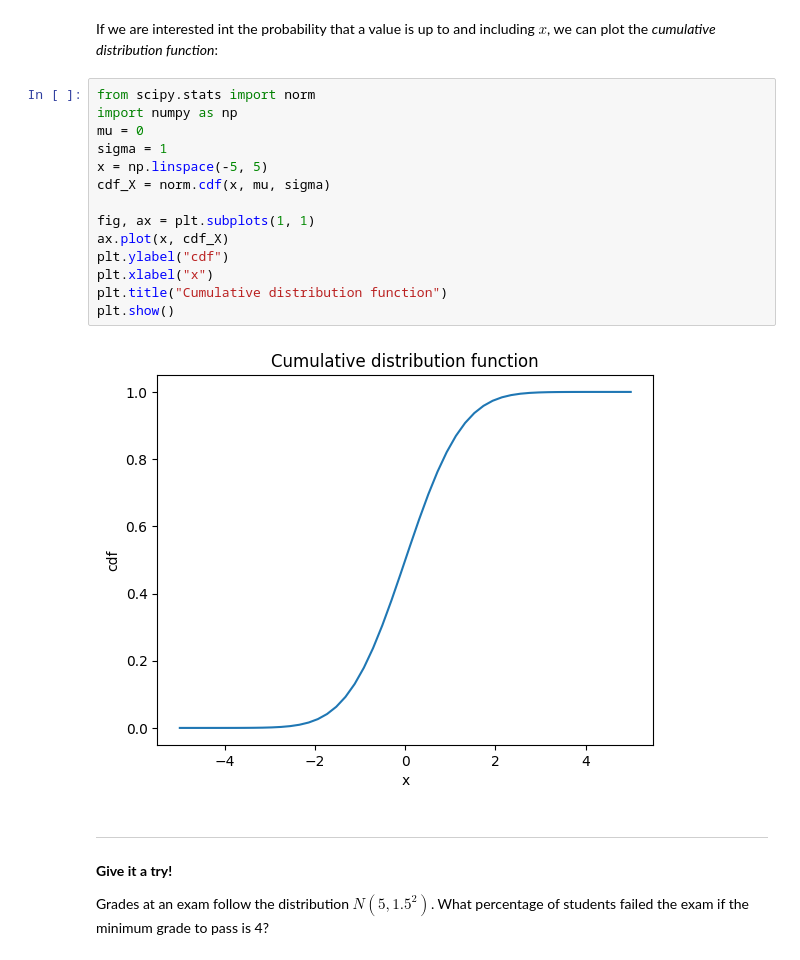
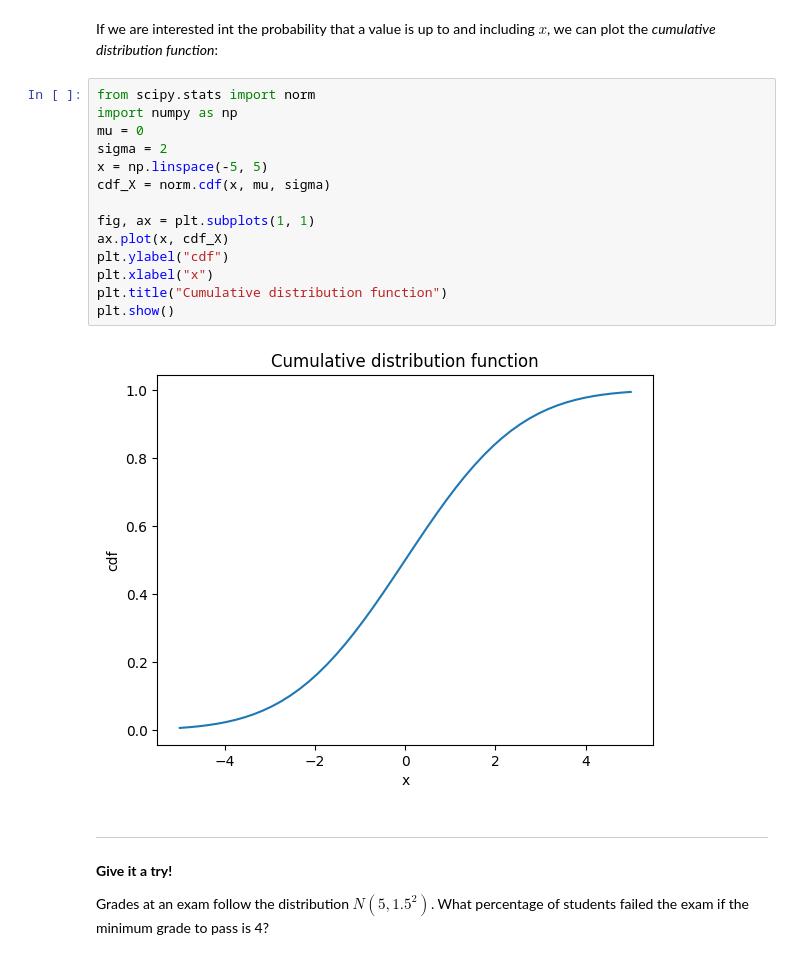
Before and after one commit to spantiru/companion-lab, a Jupyter notebook: Lab2.ipynb, the cells around one changed output. Cells and saved outputs as stored; diff of their text form.

```diff
--- a/Lab2.ipynb
+++ b/Lab2.ipynb
@@ -275,19 +275,19 @@ If we are interested int the probability that a value is up to and including $x$
 # %%
 from scipy.stats import norm
 import numpy as np
 mu = 0
-sigma = 1
+sigma = 2
 x = np.linspace(-5, 5)
 cdf_X = norm.cdf(x, mu, sigma)
 
 fig, ax = plt.subplots(1, 1)
 ax.plot(x, cdf_X)
 plt.ylabel("cdf")
 plt.xlabel("x")
 plt.title("Cumulative distribution function")
 plt.show()
 # %% [output]
-[figure, old version]
+[figure, new version]
 # %% [markdown]
 ---
 **Give it a try!**
```
Also changed, not shown: parts of 2 cells of this notebook.
